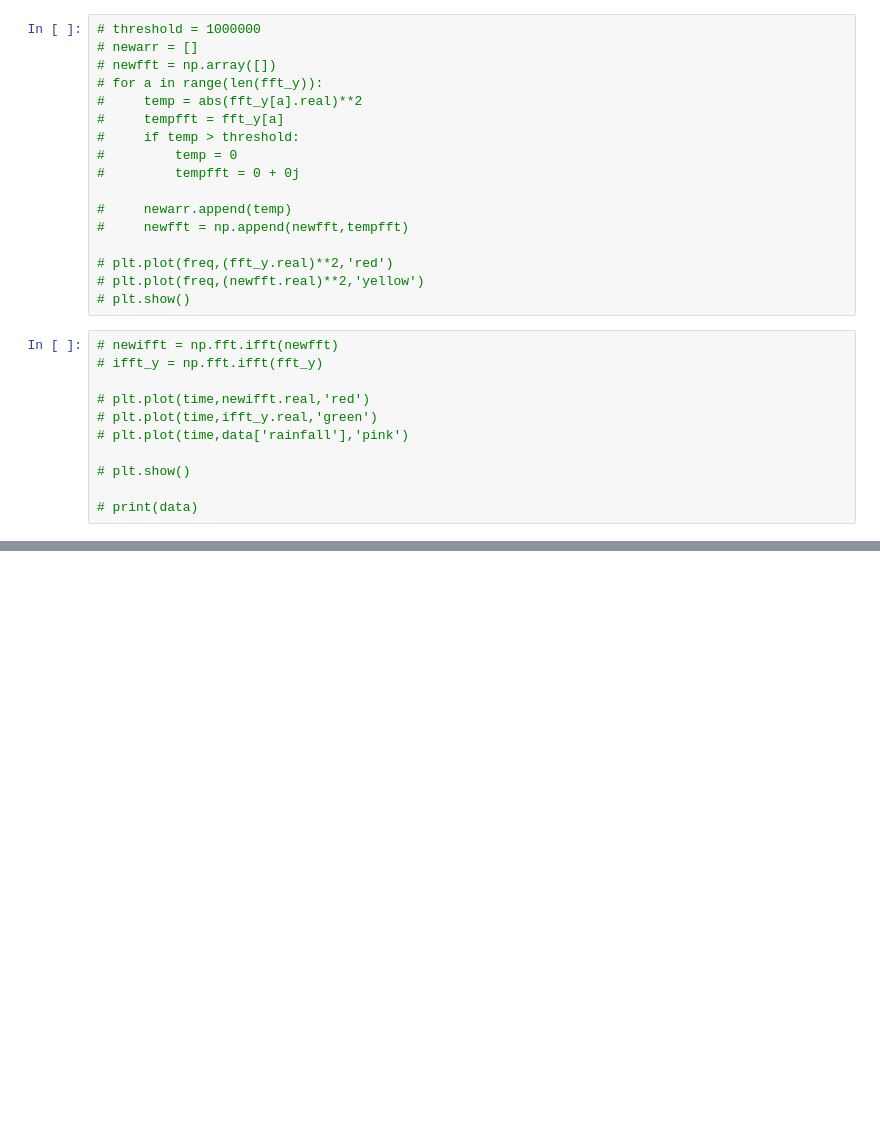
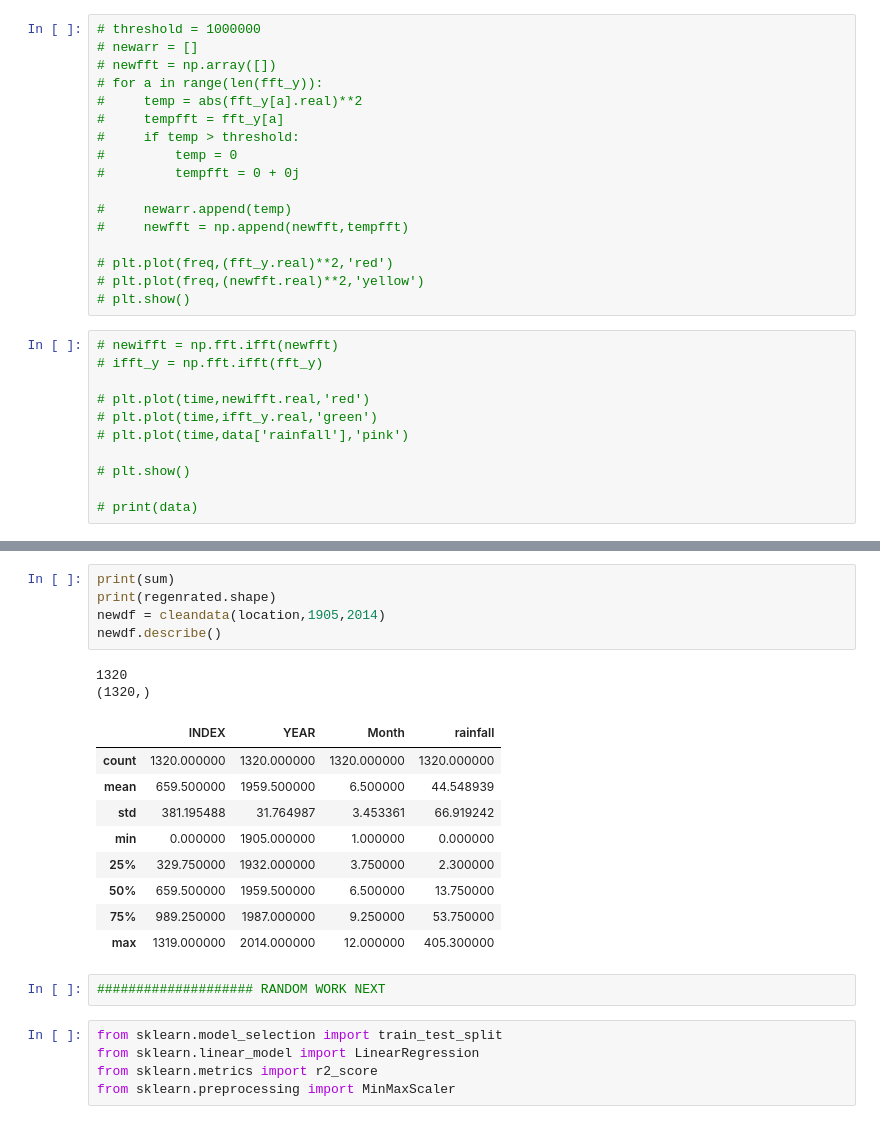
Before and after one commit to sarvesharora/fft, a Jupyter notebook: Regenrating singnal for indian Rainfall (removing high freq).ipynb, the cells around one changed output, grey strips where cells are left out. Drawn from its saved outputs; the diff is of its cells as text; blank space fills up the shorter version.

```diff
--- a/Regenrating singnal for indian Rainfall (removing high freq).ipynb
+++ b/Regenrating singnal for indian Rainfall (removing high freq).ipynb
@@ -181,0 +202,24 @@ for a in decable_data:
+# %%
+print(sum)
+print(regenrated.shape)
+newdf = cleandata(location,1905,2014)
+newdf.describe()
+# %% [output]
+1320
+(1320,)
+|  | INDEX | YEAR | Month | rainfall |
+| count | 1320.000000 | 1320.000000 | 1320.000000 | 1320.000000 |
+| mean | 659.500000 | 1959.500000 | 6.500000 | 44.548939 |
+| std | 381.195488 | 31.764987 | 3.453361 | 66.919242 |
+| min | 0.000000 | 1905.000000 | 1.000000 | 0.000000 |
+| 25% | 329.750000 | 1932.000000 | 3.750000 | 2.300000 |
+| 50% | 659.500000 | 1959.500000 | 6.500000 | 13.750000 |
+| 75% | 989.250000 | 1987.000000 | 9.250000 | 53.750000 |
+| max | 1319.000000 | 2014.000000 | 12.000000 | 405.300000 |
+# %%
+#################### RANDOM WORK NEXT
+# %%
+from sklearn.model_selection import train_test_split
+from sklearn.linear_model import LinearRegression
+from sklearn.metrics import r2_score
+from sklearn.preprocessing import MinMaxScaler
```
Also changed, not shown: parts of 9 cells of this notebook, 2 other files.
